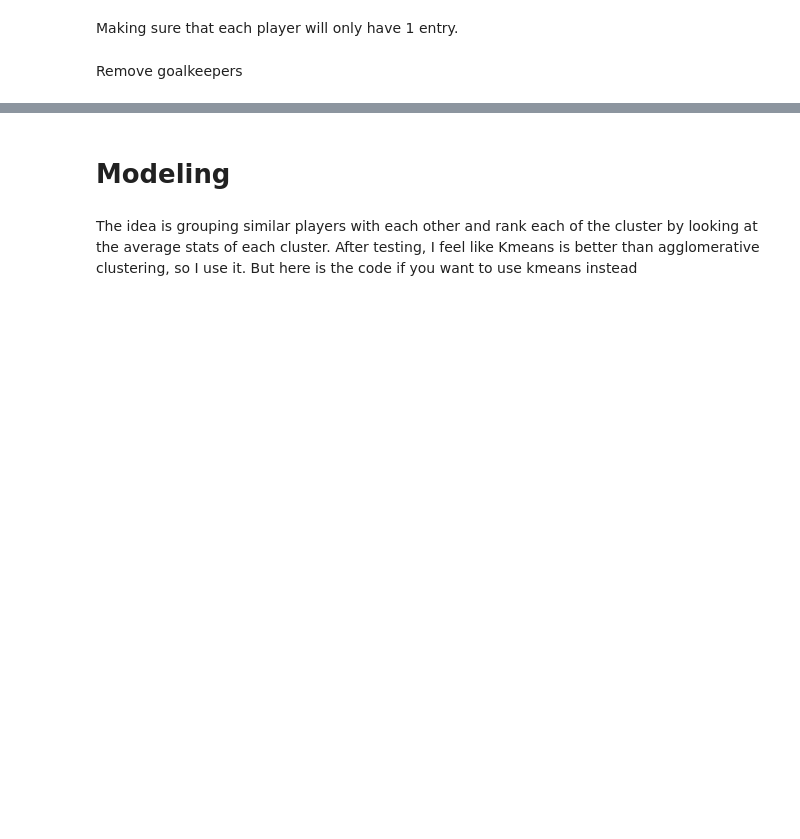
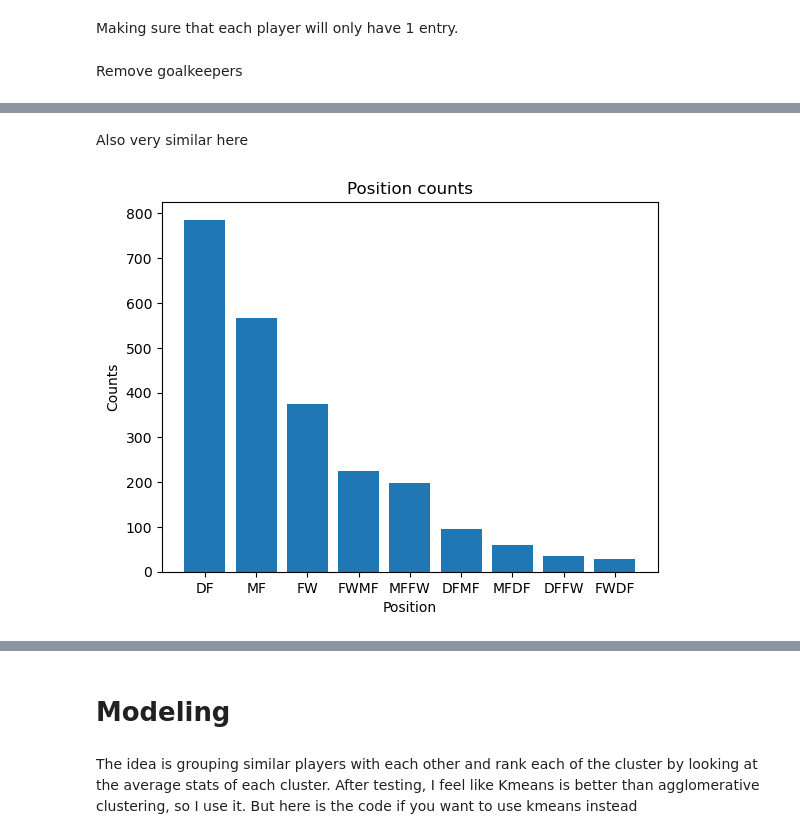
Before and after one commit to quangbui04/Football-Player-Comparison, a Jupyter notebook: football-players-visualization.ipynb, the cells around one changed output, grey strips where cells are left out. Cells and saved outputs as stored; diff of their text form; code cells hidden in the pictures; blank space fills up the shorter version.

Commit message:
Kaggle Notebook | Football players visualization | Version 15

```diff
--- a/football-players-visualization.ipynb
+++ b/football-players-visualization.ipynb
@@ -258,0 +377,11 @@ all_positions = list(np.unique(df_radar["Pos"].values))
+# %% [markdown]
+Also very similar here
+# %%
+positions_counts = df_radar["Pos"].value_counts()
+plt.bar(positions_counts.index, positions_counts.values)
+plt.title("Position counts")
+plt.xlabel("Position")
+plt.ylabel("Counts")
+plt.show()
+# %% [output]
+[figure, added]
```
Also changed, not shown: parts of 30 cells of this notebook.
